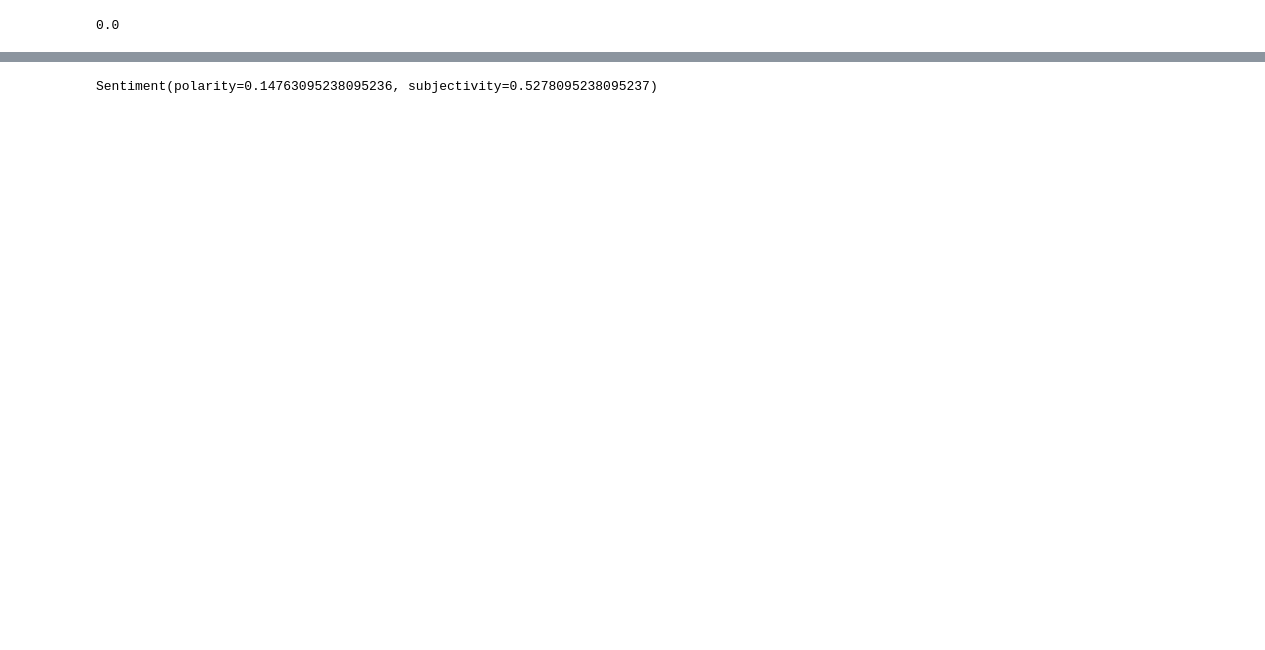
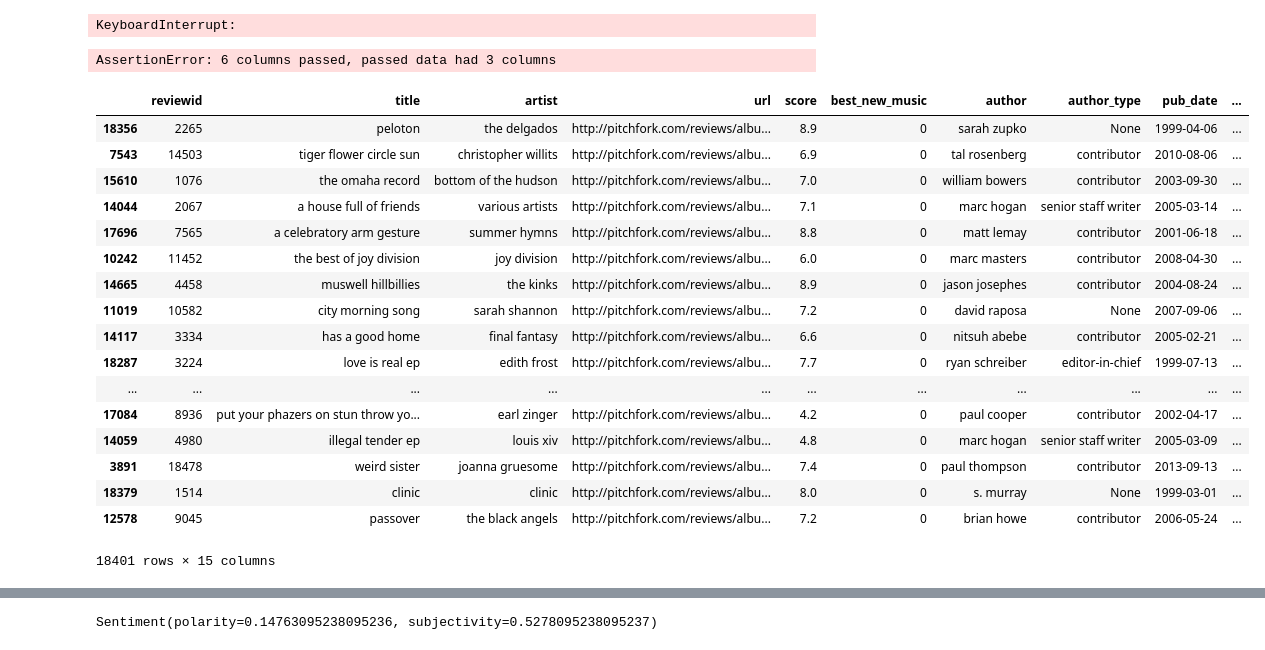
Before and after one commit to andrewjbashford/GalvanizeCapstone, a Jupyter notebook: NLP exploration.ipynb, the cells around one changed output, grey strips where cells are left out. Saved outputs shown, nothing was run; the diff lists cells and outputs as text; code cells hidden in the pictures; blank space fills up the shorter version.

```diff
--- a/NLP exploration.ipynb
+++ b/NLP exploration.ipynb
@@ -20,8 +42,14 @@ df_reviews.head()
 # %%
 sentiments = []
+polarity = []
 for each in range(len(df['reviewid'])):
-    sentiments.append(TextBlob(df_reviews['content'][each]).sentiment[1])
+    sentiments.append((df_reviews['reviewid'].iloc[each], TextBlob(df_reviews['content'][each]).sentiment[1],
+                     TextBlob(df_reviews['content'][each]).sentiment[0], TextBlob(df_reviews['content'][each], analyzer=NaiveBayesAnalyzer()).sentiment[0],
+                     TextBlob(df_reviews['content'][each], analyzer=NaiveBayesAnalyzer()).sentiment[1],
+                     TextBlob(df_reviews['content'][each], analyzer=NaiveBayesAnalyzer()).sentiment[2]))
+# %% [output]
+KeyboardInterrupt:
-# %%
-min(sentiments)
-# %% [output]
-0.0
+# %%
+df_sent = pd.DataFrame(sentiments, columns=['reviewid', 'subjectivity', 'polarity', 'classification', 'p_pos', 'p_neg'])
+# %% [output]
+AssertionError: 6 columns passed, passed data had 3 columns
@@ -27,0 +58,21 @@ min(sentiments)
+# %%
+df.sort_values('polarity', ascending=False)
+# %% [output]
+|  | reviewid | title | artist | url | score | best_new_music | author | author_type | pub_date | ... |
+| 18356 | 2265 | peloton | the delgados | http://pitchfork.com/reviews/albu... | 8.9 | 0 | sarah zupko | None | 1999-04-06 | ... |
+| 7543 | 14503 | tiger flower circle sun | christopher willits | http://pitchfork.com/reviews/albu... | 6.9 | 0 | tal rosenberg | contributor | 2010-08-06 | ... |
+| 15610 | 1076 | the omaha record | bottom of the hudson | http://pitchfork.com/reviews/albu... | 7.0 | 0 | william bowers | contributor | 2003-09-30 | ... |
+| 14044 | 2067 | a house full of friends | various artists | http://pitchfork.com/reviews/albu... | 7.1 | 0 | marc hogan | senior staff writer | 2005-03-14 | ... |
+| 17696 | 7565 | a celebratory arm gesture | summer hymns | http://pitchfork.com/reviews/albu... | 8.8 | 0 | matt lemay | contributor | 2001-06-18 | ... |
+| 10242 | 11452 | the best of joy division | joy division | http://pitchfork.com/reviews/albu... | 6.0 | 0 | marc masters | contributor | 2008-04-30 | ... |
+| 14665 | 4458 | muswell hillbillies | the kinks | http://pitchfork.com/reviews/albu... | 8.9 | 0 | jason josephes | contributor | 2004-08-24 | ... |
+| 11019 | 10582 | city morning song | sarah shannon | http://pitchfork.com/reviews/albu... | 7.2 | 0 | david raposa | None | 2007-09-06 | ... |
+| 14117 | 3334 | has a good home | final fantasy | http://pitchfork.com/reviews/albu... | 6.6 | 0 | nitsuh abebe | contributor | 2005-02-21 | ... |
+| 18287 | 3224 | love is real ep | edith frost | http://pitchfork.com/reviews/albu... | 7.7 | 0 | ryan schreiber | editor-in-chief | 1999-07-13 | ... |
+| ... | ... | ... | ... | ... | ... | ... | ... | ... | ... | ... |
+| 17084 | 8936 | put your phazers on stun throw yo... | earl zinger | http://pitchfork.com/reviews/albu... | 4.2 | 0 | paul cooper | contributor | 2002-04-17 | ... |
+| 14059 | 4980 | illegal tender ep | louis xiv | http://pitchfork.com/reviews/albu... | 4.8 | 0 | marc hogan | senior staff writer | 2005-03-09 | ... |
+| 3891 | 18478 | weird sister | joanna gruesome | http://pitchfork.com/reviews/albu... | 7.4 | 0 | paul thompson | contributor | 2013-09-13 | ... |
+| 18379 | 1514 | clinic | clinic | http://pitchfork.com/reviews/albu... | 8.0 | 0 | s. murray | None | 1999-03-01 | ... |
+| 12578 | 9045 | passover | the black angels | http://pitchfork.com/reviews/albu... | 7.2 | 0 | brian howe | contributor | 2006-05-24 | ... |
+18401 rows × 15 columns
```
Also changed, not shown: parts of 16 cells of this notebook, 2 other files.
